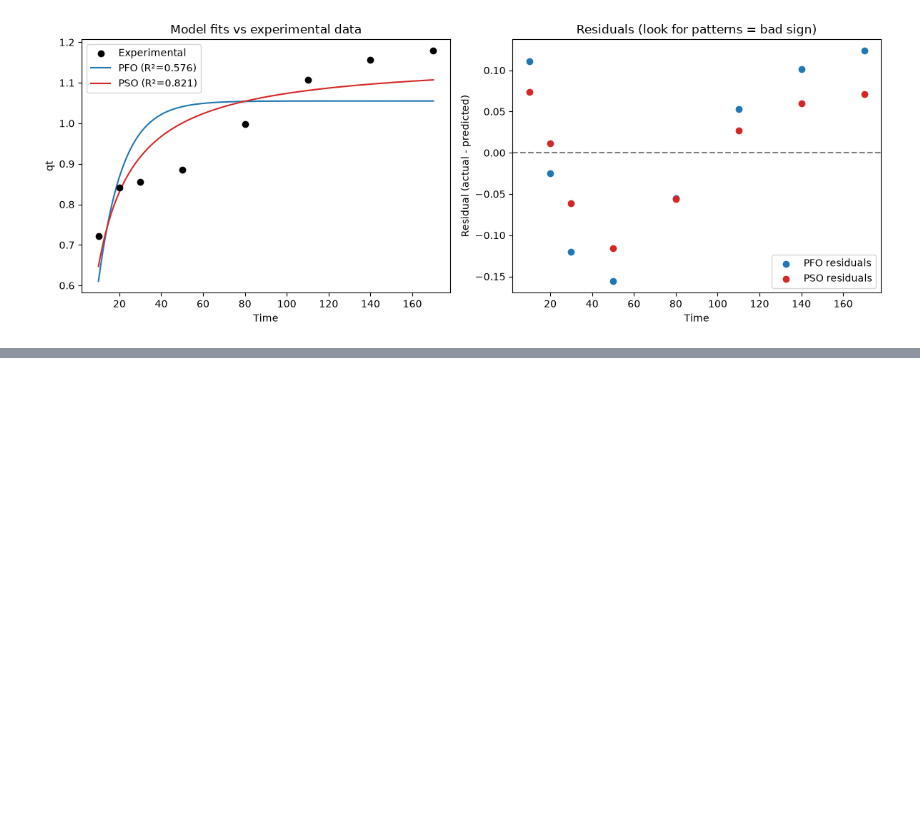
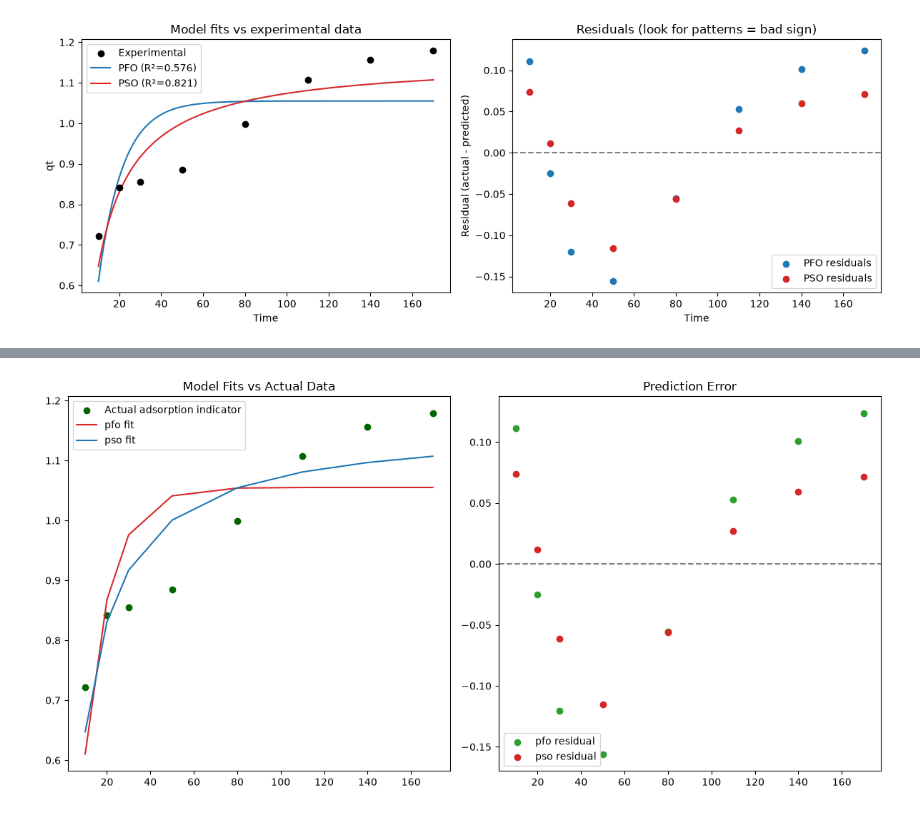
Before and after one commit to Tinonturja/Catkin_Biofilm_Adsorption, a Jupyter notebook: labaratory.ipynb, the cells around one changed output, grey strips where cells are left out. Drawn from its saved outputs; the diff is of its cells as text; code cells hidden in the pictures; blank space fills up the shorter version.

Commit message:
Using the conventional method

```diff
--- a/labaratory.ipynb
+++ b/labaratory.ipynb
@@ -659,4 +659,87 @@ Experimental max qt observed = 1.1785
 Better fit by R²/RMSE: PSO
 [figure]
 # %%
+from scipy.optimize import curve_fit
+from sklearn.metrics import root_mean_squared_error, r2_score
 # let do it from the scratch
+final_df = kinetics_df[kinetics_df['Time']>0].copy()
+t_calc = final_df['Time'].values
+qt_catkin = final_df['qt( catkin)'].values
+
+## FORMULA:
+# PFO: qt = qe*(1 - exp(-k1*t))
+# PSO: qt = (k2*qe²*t)/(1 + k2*qe*t)
+
+# pfo model --> predict qt on a given time, maximum adsorption, and time
+def pfo_model(t,qe, k): # for curve fitting, the first one must be independent variable
+    return qe * (1 - np.exp(-k*t))
+
+# pso model --> predict qt on a given time, maximum adsorption, and time
+def pso_model(t,qe, k):
+    return (k*qe**2*t)/(1 + k * qe * t)
+
+## now using the curve fit algorithm, which enables the model to predict the qe and k2, based on the qt, and t,
+# basically it uses a bruteforce method, at first plotting the qt depends on t, and then based on the guessed combination of qe and k2, try to draw a non linear line, after that calculates the error from the plotted point,
+# it works almost work likes calculating the error in machine learning method, and try to find the best non linear line, that has the least distance from the plotted points
+qe_guess = qt_catkin.max()* 1.01
+# curve fit model will be used to get the unknown value, from the known value
+# curve fit has a strict rule, the first one of the model should always be the independent variable, and the rest must be the parameters being fitted
+popt_pfo, pcov_pfo = curve_fit(f = pfo_model, xdata = t_calc, ydata = qt_catkin, p0 = [qe_guess,0.01], maxfev = 10000)
+popt_pso, pcov_pso = curve_fit(f = pso_model, xdata = t_calc, ydata = qt_catkin, p0 = [qe_guess,0.01], maxfev = 10000)
+
+# got the optimal qe and k2 value from the optimal pfo, and optimal pso
+qe_pfo, k2_pfo = popt_pfo
+se_pfo = np.sqrt(np.diag(pcov_pfo))
+qe_pso, k2_pso = popt_pso
+se_pso = np.sqrt(np.diag(pcov_pso))
+
+# now use those parameter to calculate the predicted qt
+predicted_pfo_qt = pfo_model(qe = qe_pfo, k = k2_pfo, t = t_calc)
+predicted_pso_qt = pso_model(qe = qe_pso, k = k2_pso, t = t_calc)
+
+# now get the rmse, and r2
+
+rmse_pfo = root_mean_squared_error(qt_catkin, predicted_pfo_qt)
+r2_pfo = r2_score(qt_catkin, predicted_pfo_qt)
+rmse_pso = root_mean_squared_error(qt_catkin, predicted_pso_qt)
+r2_pso = r2_score(qt_catkin, predicted_pso_qt)
+
+# Print Result
+print("=== PFO ===")
+print(f"qe = {qe_pfo:.4f} ± {se_pfo[0]:.4f}")
+print(f"k1 = {k2_pfo:.4f} ± {se_pfo[1]:.4f}")
+print(f"R²   = {r2_pfo:.4f}")
+print(f"RMSE = {rmse_pfo:.4f}")
+#print(f"AIC  = {aic_pfo:.2f}")
+
+print("\n=== PSO ===")
+print(f"qe = {qe_pso:.4f} ± {se_pso[0]:.4f}")
+print(f"k2 = {k2_pso:.4f} ± {se_pso[1]:.4f}")
+print(f"R²   = {r2_pso:.4f}")
+print(f"RMSE = {rmse_pso:.4f}")
+#print(f"AIC  = {aic_pso:.2f}")
+
+print(f"\nExperimental max qt observed = {qt_catkin.max():.4f}")
+
+winner = "PSO" if r2_pso > r2_pfo else "PFO"
+print(f"\nBetter fit by R²/RMSE: {winner}")
+
+# =================
+# Plotting the image
+# ==================
+
+fig, axes = plt.subplots(nrows = 1, ncols = 2, figsize = (12,6))
+axes[0].scatter(t_calc, qt_catkin, c = 'darkgreen', label = 'Actual adsorption indicator')
+axes[0].plot(t_calc, predicted_pfo_qt, color = 'tab:red', label = 'pfo fit')
+axes[0].plot(t_calc, predicted_pso_qt, color = 'tab:blue', label = 'pso fit')
+axes[0].legend()
+axes[0].set_title('Model Fits vs Actual Data')
+
+axes[1].axhline(0, color = 'gray', linestyle = "--")
+axes[1].scatter(t_calc, qt_catkin-predicted_pfo_qt, color = 'tab:green', label = 'pfo residual')
+axes[1].scatter(t_calc, qt_catkin-predicted_pso_qt, color = 'tab:red', label = 'pso residual')
+axes[1].legend()
+axes[1].set_title("Prediction Error")
+plt.tight_layout()
+plt.show()
+# %% [output]
@@ -662,0 +761 @@ Better fit by R²/RMSE: PSO
+[figure, added]
```
Also changed, not shown: parts of 6 cells of this notebook.
